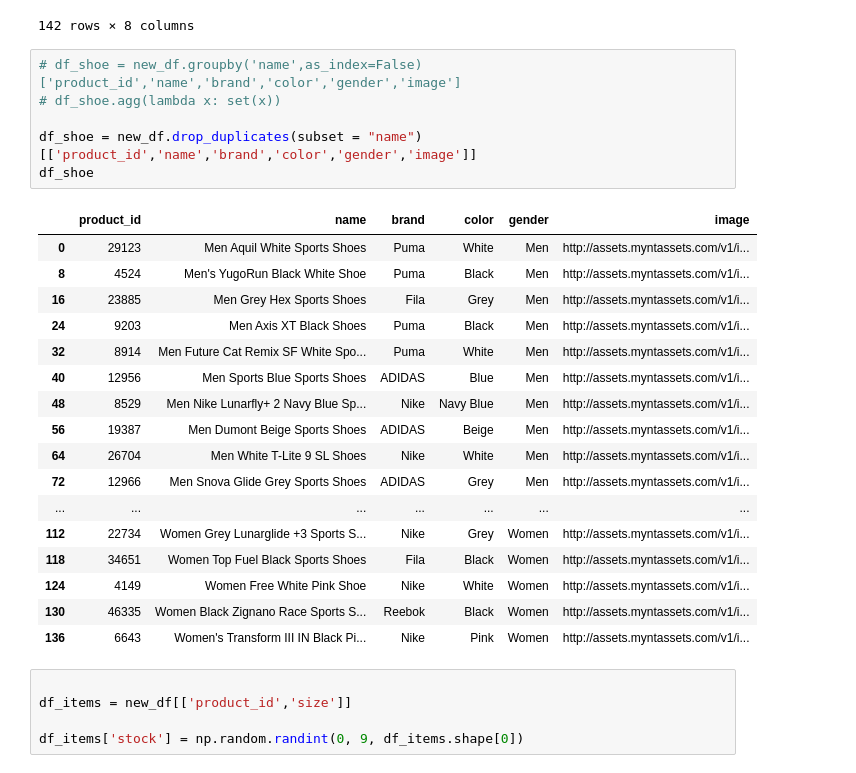
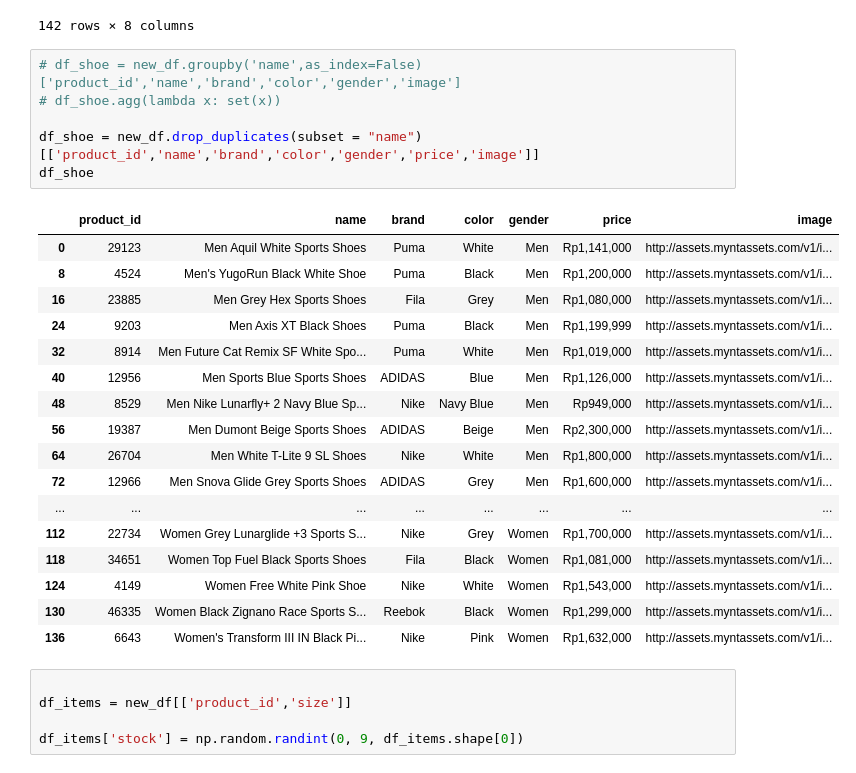
Before and after one commit to H8-Assignments-Bay/p2---final-project-ftds-014-rmt-group-004, a Jupyter notebook: database.ipynb, the cells around one changed output. Cells and saved outputs as stored; diff of their text form.

```diff
--- a/database.ipynb
+++ b/database.ipynb
@@ -63,27 +100,27 @@ new_df
 # %%
 # df_shoe = new_df.groupby('name',as_index=False)['product_id','name','brand','color','gender','image']
 # df_shoe.agg(lambda x: set(x))
 
-df_shoe = new_df.drop_duplicates(subset = "name")[['product_id','name','brand','color','gender','image']]
+df_shoe = new_df.drop_duplicates(subset = "name")[['product_id','name','brand','color','gender','price','image']]
 df_shoe
 # %% [output]
-|  | product_id | name | brand | color | gender | image |
-| 0 | 29123 | Men Aquil White Sports Shoes | Puma | White | Men | http://assets.myntassets.com/v1/i... |
-| 8 | 4524 | Men's YugoRun Black White Shoe | Puma | Black | Men | http://assets.myntassets.com/v1/i... |
-| 16 | 23885 | Men Grey Hex Sports Shoes | Fila | Grey | Men | http://assets.myntassets.com/v1/i... |
-| 24 | 9203 | Men Axis XT Black Shoes | Puma | Black | Men | http://assets.myntassets.com/v1/i... |
-| 32 | 8914 | Men Future Cat Remix SF White Spo... | Puma | White | Men | http://assets.myntassets.com/v1/i... |
-| 40 | 12956 | Men Sports Blue Sports Shoes | ADIDAS | Blue | Men | http://assets.myntassets.com/v1/i... |
-| 48 | 8529 | Men Nike Lunarfly+ 2 Navy Blue Sp... | Nike | Navy Blue | Men | http://assets.myntassets.com/v1/i... |
-| 56 | 19387 | Men Dumont Beige Sports Shoes | ADIDAS | Beige | Men | http://assets.myntassets.com/v1/i... |
-| 64 | 26704 | Men White T-Lite 9 SL Shoes | Nike | White | Men | http://assets.myntassets.com/v1/i... |
-| 72 | 12966 | Men Snova Glide Grey Sports Shoes | ADIDAS | Grey | Men | http://assets.myntassets.com/v1/i... |
-| ... | ... | ... | ... | ... | ... | ... |
-| 112 | 22734 | Women Grey Lunarglide +3 Sports S... | Nike | Grey | Women | http://assets.myntassets.com/v1/i... |
-| 118 | 34651 | Women Top Fuel Black Sports Shoes | Fila | Black | Women | http://assets.myntassets.com/v1/i... |
-| 124 | 4149 | Women Free White Pink Shoe | Nike | White | Women | http://assets.myntassets.com/v1/i... |
-| 130 | 46335 | Women Black Zignano Race Sports S... | Reebok | Black | Women | http://assets.myntassets.com/v1/i... |
-| 136 | 6643 | Women's Transform III IN Black Pi... | Nike | Pink | Women | http://assets.myntassets.com/v1/i... |
+|  | product_id | name | brand | color | gender | price | image |
+| 0 | 29123 | Men Aquil White Sports Shoes | Puma | White | Men | Rp1,141,000 | http://assets.myntassets.com/v1/i... |
+| 8 | 4524 | Men's YugoRun Black White Shoe | Puma | Black | Men | Rp1,200,000 | http://assets.myntassets.com/v1/i... |
+| 16 | 23885 | Men Grey Hex Sports Shoes | Fila | Grey | Men | Rp1,080,000 | http://assets.myntassets.com/v1/i... |
+| 24 | 9203 | Men Axis XT Black Shoes | Puma | Black | Men | Rp1,199,999 | http://assets.myntassets.com/v1/i... |
+| 32 | 8914 | Men Future Cat Remix SF White Spo... | Puma | White | Men | Rp1,019,000 | http://assets.myntassets.com/v1/i... |
+| 40 | 12956 | Men Sports Blue Sports Shoes | ADIDAS | Blue | Men | Rp1,126,000 | http://assets.myntassets.com/v1/i... |
+| 48 | 8529 | Men Nike Lunarfly+ 2 Navy Blue Sp... | Nike | Navy Blue | Men | Rp949,000 | http://assets.myntassets.com/v1/i... |
+| 56 | 19387 | Men Dumont Beige Sports Shoes | ADIDAS | Beige | Men | Rp2,300,000 | http://assets.myntassets.com/v1/i... |
+| 64 | 26704 | Men White T-Lite 9 SL Shoes | Nike | White | Men | Rp1,800,000 | http://assets.myntassets.com/v1/i... |
+| 72 | 12966 | Men Snova Glide Grey Sports Shoes | ADIDAS | Grey | Men | Rp1,600,000 | http://assets.myntassets.com/v1/i... |
+| ... | ... | ... | ... | ... | ... | ... | ... |
+| 112 | 22734 | Women Grey Lunarglide +3 Sports S... | Nike | Grey | Women | Rp1,700,000 | http://assets.myntassets.com/v1/i... |
+| 118 | 34651 | Women Top Fuel Black Sports Shoes | Fila | Black | Women | Rp1,081,000 | http://assets.myntassets.com/v1/i... |
+| 124 | 4149 | Women Free White Pink Shoe | Nike | White | Women | Rp1,543,000 | http://assets.myntassets.com/v1/i... |
+| 130 | 46335 | Women Black Zignano Race Sports S... | Reebok | Black | Women | Rp1,299,000 | http://assets.myntassets.com/v1/i... |
+| 136 | 6643 | Women's Transform III IN Black Pi... | Nike | Pink | Women | Rp1,632,000 | http://assets.myntassets.com/v1/i... |
 # %%
 
 df_items = new_df[['product_id','size']]
```
Also changed, not shown: parts of 6 cells of this notebook, 5 other files.
